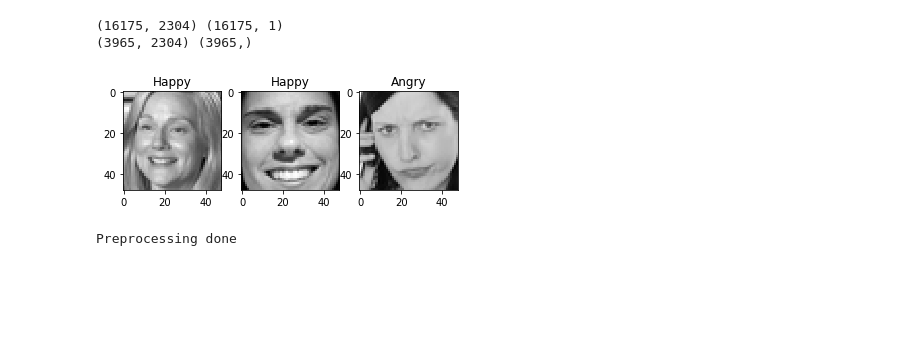
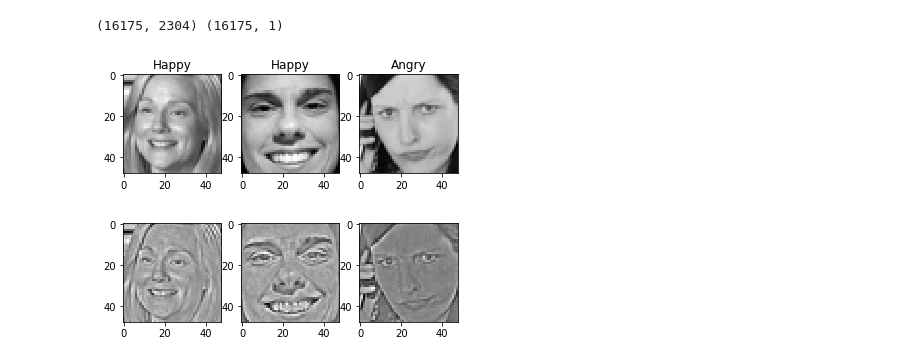
Before and after one commit to psychobolt/cs599_ml, a Jupyter notebook: jupyter_notebooks/Hw2 - Deep Learning - Deep CNN.ipynb, the cells around one changed output. Cells and saved outputs as stored; diff of their text form; code cells hidden in the pictures; blank space fills up the shorter version.

```diff
--- a/jupyter_notebooks/Hw2 - Deep Learning - Deep CNN.ipynb
+++ b/jupyter_notebooks/Hw2 - Deep Learning - Deep CNN.ipynb
@@ -25,24 +24,47 @@ test_images = pd.read_csv('../Hw2_data/test_data.csv', header=None).values.astyp
+# %%
+# ZCA whitening http://ufldl.stanford.edu/wiki/index.php/Implementing_PCA/Whitening
+def whiten(image):
+    # normalize
+    image = image - np.mean(image) / np.std(image)
+
+    # feature-wise center
+    image = image - np.mean(image)
+
+    # feature-wise std normalization
+    image /= (np.std(image) + K.epsilon())
+
+    sigma = np.dot(image.T, image) / image.shape[0]
+    U, S, V = linalg.svd(sigma) # U = eigen values, S = eigen vector
+    epsilon = 0.1 # 10e-7 is keras' default
+    principal_components = np.dot(np.diag(1. / np.sqrt(S + epsilon)), U.T)
+
+    return np.dot(image, np.dot(U, principal_components))
+# %%
+orig_images = train_images
+
+# Preprocess images
+train_images = whiten(train_images)
 # %%
-sample_labels = pd.read_csv('../Hw2_data/sample-submission.csv')
-sample_labels.set_index('Id')
-sample_labels = sample_labels['Category'].values.astype('int32')
-
 print(train_images.shape, train_labels.shape)
-print(test_images.shape, sample_labels.shape)
 
 # Show samples from training data
-images = train_images.reshape(train_images.shape[0], 48, 48)
+images = orig_images.reshape(train_images.shape[0], 48, 48)
+zca_images = train_images.reshape(train_images.shape[0], 48, 48)
 n = 3
 row = 3
 labels = ['Angry', 'Happy', 'Neutral']
 begin = 0 # can be random, but pick a number that reproduces results
 for i in range(begin, begin + 3):
     plt.subplot(n//row, row, i%row+1)
     plt.imshow(images[i], cmap=plt.get_cmap('gray'))
     plt.title(labels[int(train_labels[i])])
 plt.show()
+for i in range(begin, begin + 3):
+    plt.subplot(n//row, row, i%row+1)
+    plt.imshow(zca_images[i], cmap=plt.get_cmap('gray'))
+plt.show()
 # %% [output]
 (16175, 2304) (16175, 1)
-(3965, 2304) (3965,)
 [figure]
+[figure, added]
 # %%
@@ -192,24 +252,3 @@ def createModel(stacks=4, base_filter_size=32, lr=0.0003):
     )
 
     return model
-# %%
-# Show loss and accuracy at each epoch in Tensorboard
-tbCallback = TensorBoard(log_dir='./Graph', histogram_freq=0, write_graph=True, write_images=True)
-
-# Save best model
-checkpoint = ModelCheckpoint('../Hw2_data/weights.best.hdf5', monitor='val_acc', verbose=1, save_best_only=True, mode='max')
-
-model = createModel(
-    stacks=4, # 2 Conv per stack
-    base_filter_size=32, # increases by 2 per stack
-    lr=0.0003 # based on base model without dropout, regularizers, batch normalization
-)
-
-test_size = 0.2 # since we augment the data, this should never really be changed
-batch_size = 1536 # This value seems good for GTX 980 4GB DDR3 without maxing out mem
-aug_mult = 7
-epochs = 1000 # any number since we can early stop based on validation loss
-
-X_train, Y_train, X_validate, Y_validate, train_generator, validate_generator = split()
-# %% [output]
-Preprocessing done
```
Also changed, not shown: parts of 13 cells of this notebook.
